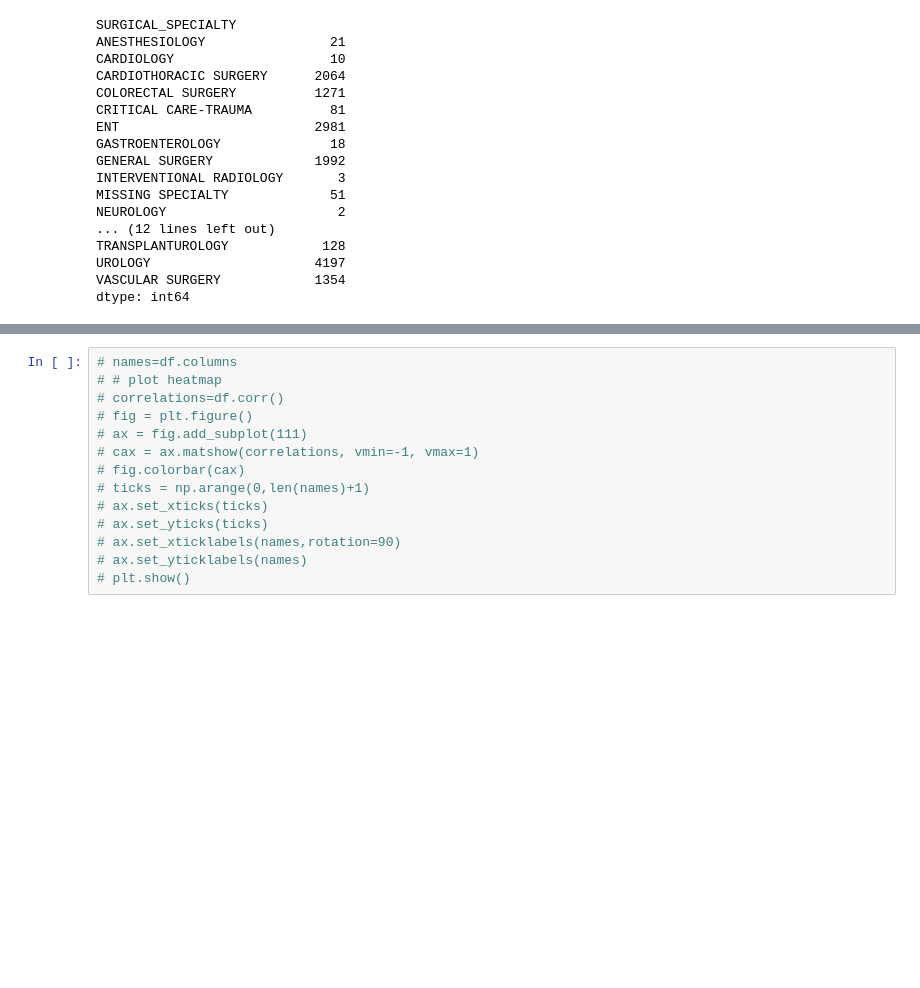
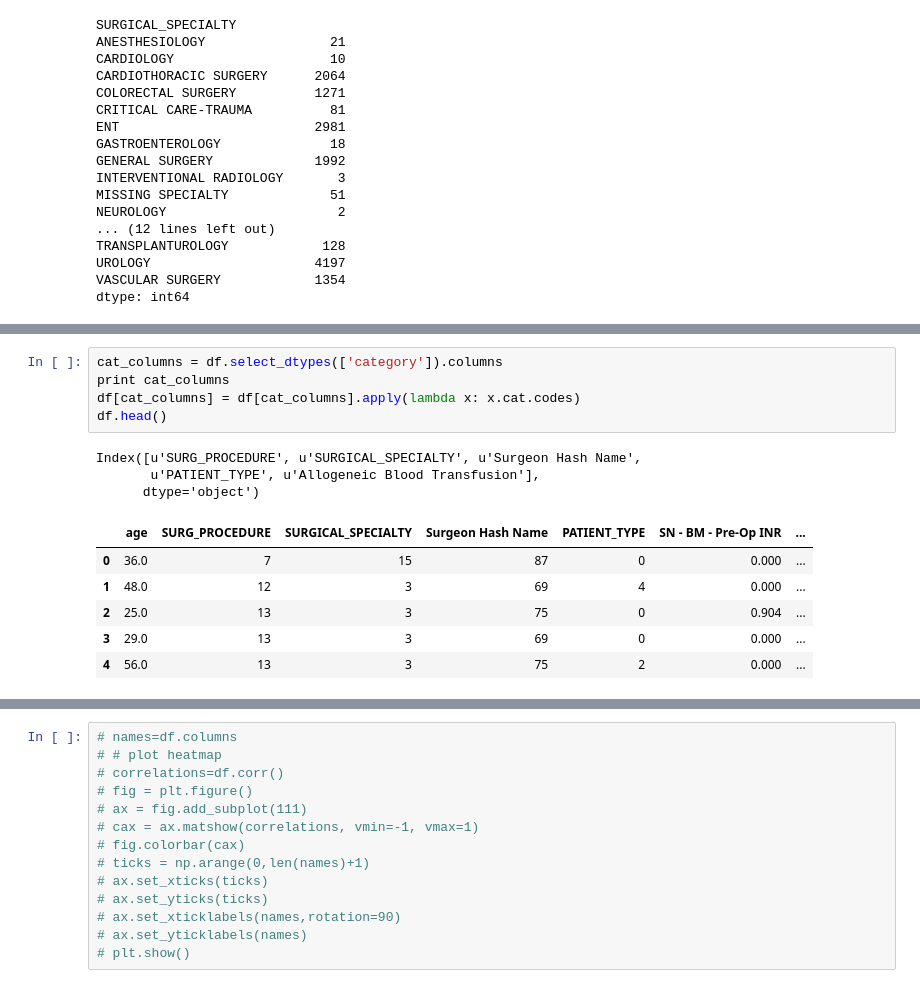
Before and after one commit to nityapydipati/MedTrojans, a Jupyter notebook: data_understanding.ipynb, the cells around one changed output, grey strips where cells are left out. Cells and saved outputs as stored; diff of their text form; blank space fills up the shorter version.

```diff
--- a/data_understanding.ipynb
+++ b/data_understanding.ipynb
@@ -347,0 +357,15 @@ dtype: int64
+# %%
+cat_columns = df.select_dtypes(['category']).columns
+print cat_columns
+df[cat_columns] = df[cat_columns].apply(lambda x: x.cat.codes)
+df.head()
+# %% [output]
+Index([u'SURG_PROCEDURE', u'SURGICAL_SPECIALTY', u'Surgeon Hash Name',
+       u'PATIENT_TYPE', u'Allogeneic Blood Transfusion'],
+      dtype='object')
+|  | age | SURG_PROCEDURE | SURGICAL_SPECIALTY | Surgeon Hash Name | PATIENT_TYPE | SN - BM - Pre-Op INR | ... |
+| 0 | 36.0 | 7 | 15 | 87 | 0 | 0.000 | ... |
+| 1 | 48.0 | 12 | 3 | 69 | 4 | 0.000 | ... |
+| 2 | 25.0 | 13 | 3 | 75 | 0 | 0.904 | ... |
+| 3 | 29.0 | 13 | 3 | 69 | 0 | 0.000 | ... |
+| 4 | 56.0 | 13 | 3 | 75 | 2 | 0.000 | ... |
```
Also changed, not shown: parts of 9 cells of this notebook.
